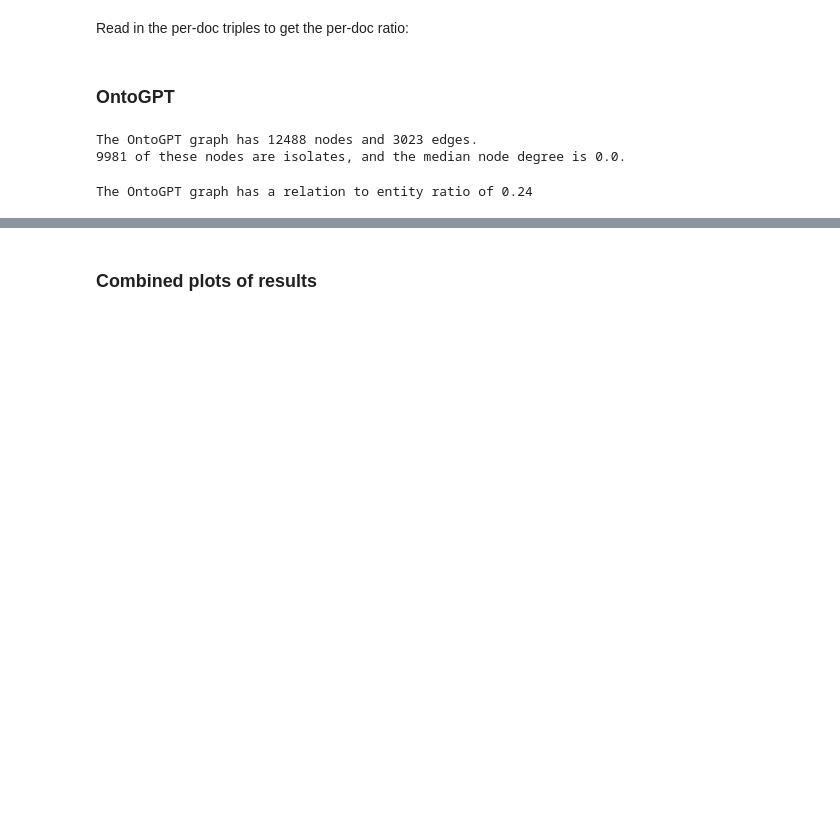
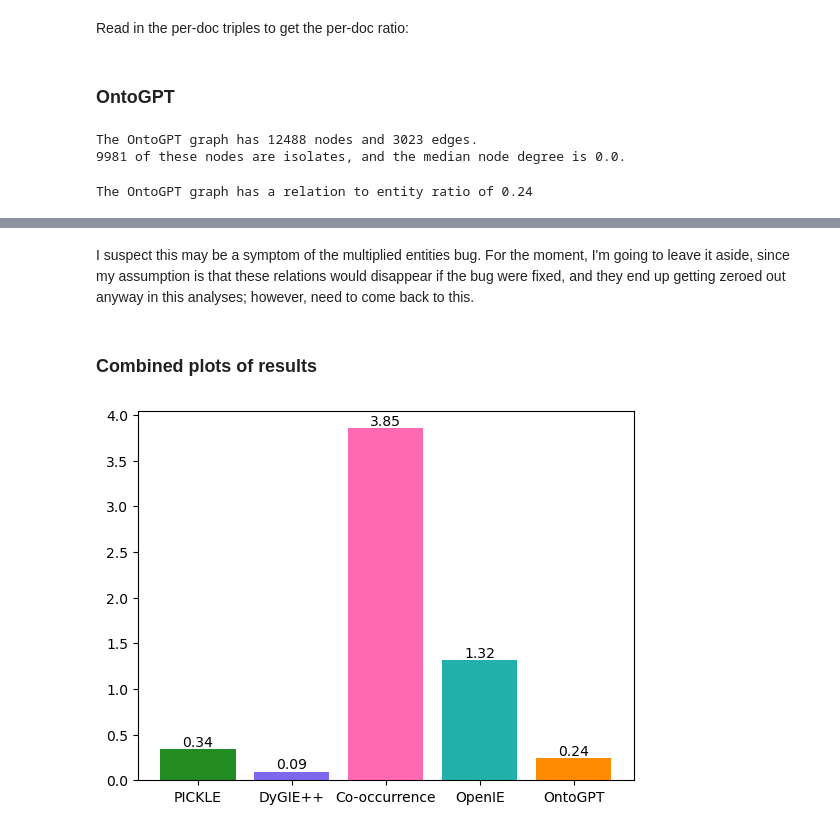
Before and after one commit to serenalotreck/literature-genes, a Jupyter notebook: notebooks/graph_quality_evaluation.ipynb, the cells around one changed output, grey strips where cells are left out. Saved outputs shown, nothing was run; the diff lists cells and outputs as text; code cells hidden in the pictures; blank space fills up the shorter version.

```diff
--- a/notebooks/graph_quality_evaluation.ipynb
+++ b/notebooks/graph_quality_evaluation.ipynb
@@ -422,2 +276,4 @@ Name: f7e80183-463a-46af-a38b-c287ce745ad2, dtype: int64
+# %% [markdown]
+I suspect this may be a symptom of the multiplied entities bug. For the moment, I'm going to leave it aside, since my assumption is that these relations would disappear if the bug were fixed, and they end up getting zeroed out anyway in this analyses; however, need to come back to this.
 # %% [markdown]
 ### Combined plots of results
@@ -429,8 +293,16 @@ ratios = {
     'OpenIE': total_ratio_openie,
     'OntoGPT': total_ratio_ontogpt
 }
+# %%
+# From GeeksForGeeks
+def addlabels(x,y):
+    for i in range(len(x)):
+        plt.text(i, y[i], round(y[i], 2), ha='center', va='bottom')
 # %%
-plt.bar(ratios.keys(), ratios.values())
+plt.bar(ratios.keys(), ratios.values(), color=ratio_colors.values())
+addlabels(list(ratios.keys()), list(ratios.values()))
+# %% [output]
+[figure, added]
 # %%
 per_doc_ratio_dict = {
     'PICKLE': per_doc_ratios,
```
Also changed, not shown: parts of 31 cells of this notebook, 3 other files.
